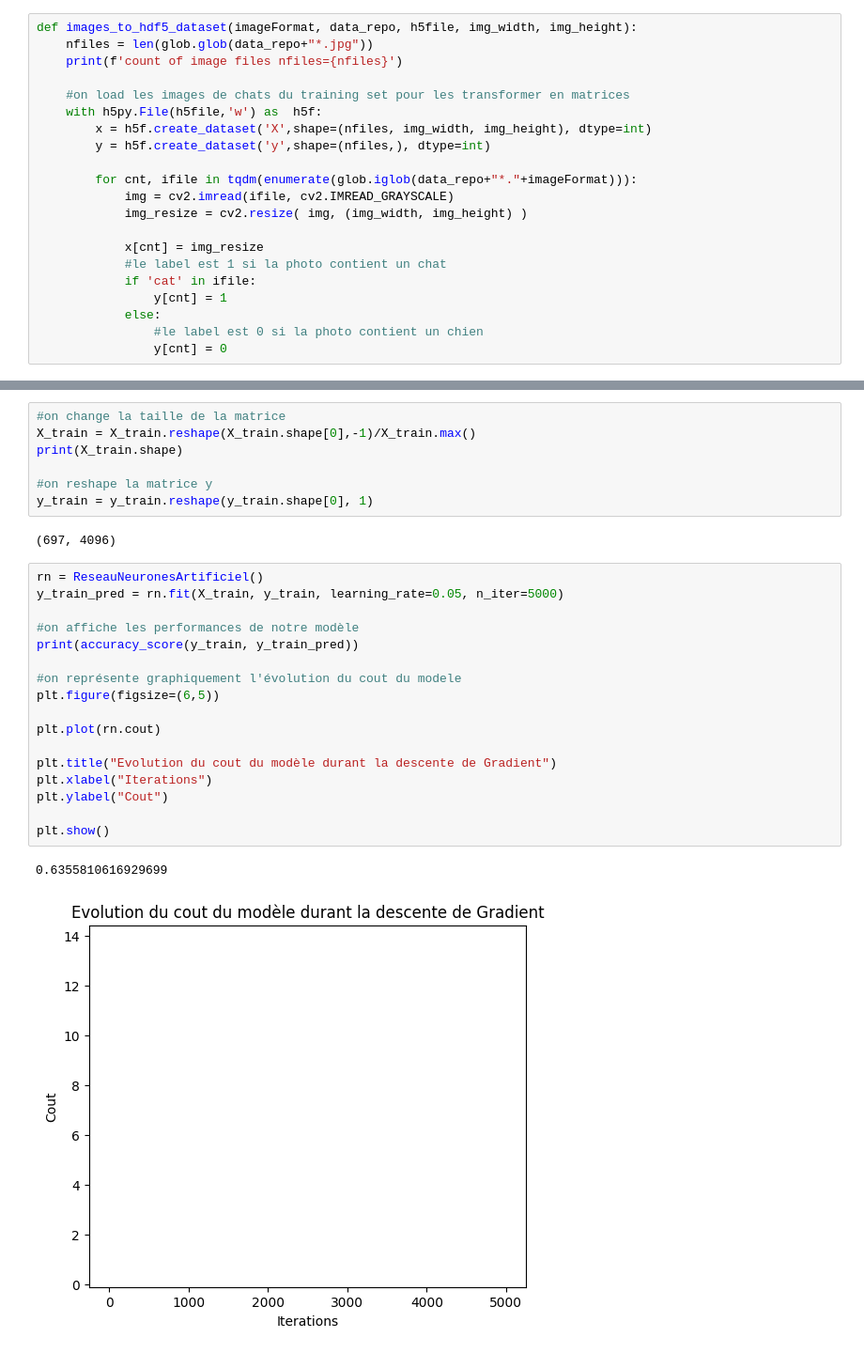
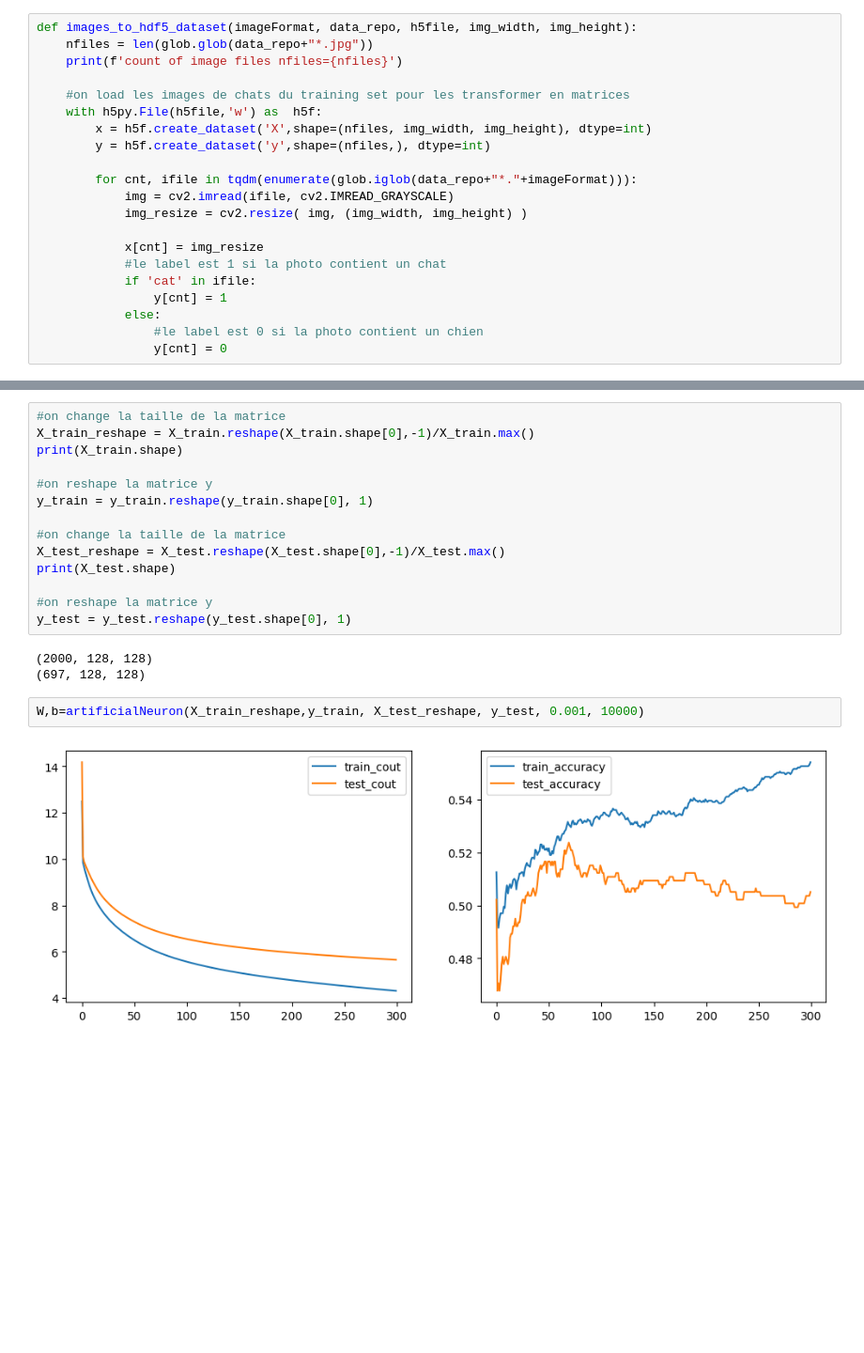
Before and after one commit to DurandAntonin/ProgrammationAvanceeFI3, a Jupyter notebook: src/TP/predictionsChatsChiens/Exo-PredictionsChatsChiens.ipynb, the cells around one changed output, grey strips where cells are left out. Shown: that part at 94% size. Saved outputs shown, nothing was run; the diff lists cells and outputs as text; blank space fills up the shorter version.

Commit message:
Début cr NA avec images + changement structure modèle

```diff
--- a/src/TP/predictionsChatsChiens/Exo-PredictionsChatsChiens.ipynb
+++ b/src/TP/predictionsChatsChiens/Exo-PredictionsChatsChiens.ipynb
@@ -149,30 +161,22 @@ plt.show()
 # %%
 #on change la taille de la matrice
-X_train = X_train.reshape(X_train.shape[0],-1)/X_train.max()
+X_train_reshape = X_train.reshape(X_train.shape[0],-1)/X_train.max()
 print(X_train.shape)
 
 #on reshape la matrice y
 y_train = y_train.reshape(y_train.shape[0], 1)
+
+#on change la taille de la matrice
+X_test_reshape = X_test.reshape(X_test.shape[0],-1)/X_test.max()
+print(X_test.shape)
+
+#on reshape la matrice y
+y_test = y_test.reshape(y_test.shape[0], 1)
 # %% [output]
-(697, 4096)
+(2000, 128, 128)
+(697, 128, 128)
-# %%
-rn = ReseauNeuronesArtificiel()
-y_train_pred = rn.fit(X_train, y_train, learning_rate=0.05, n_iter=5000)
-
-#on affiche les performances de notre modèle
-print(accuracy_score(y_train, y_train_pred))
-
-#on représente graphiquement l'évolution du cout du modele
-plt.figure(figsize=(6,5))
-
-plt.plot(rn.cout)
-
-plt.title("Evolution du cout du modèle durant la descente de Gradient")
-plt.xlabel("Iterations")
-plt.ylabel("Cout")
-
-plt.show()
-# %% [output]
-0.6355810616929699
-[figure, removed]
+# %%
+W,b=artificialNeuron(X_train_reshape,y_train, X_test_reshape, y_test, 0.001, 10000)
+# %% [output]
+[figure, added]
 # %%
```
Also changed, not shown: parts of 9 cells of this notebook, 1 other file.
